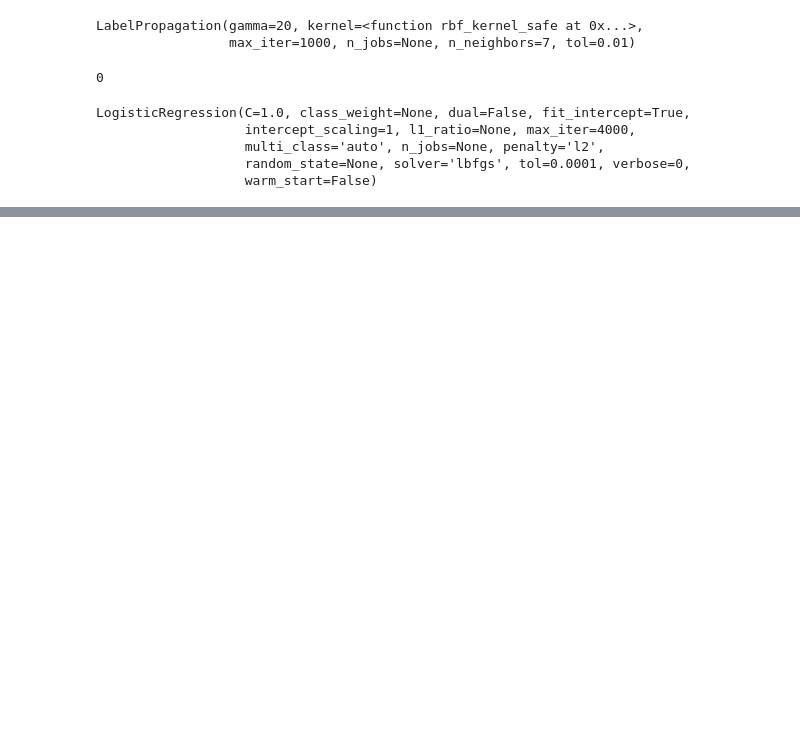
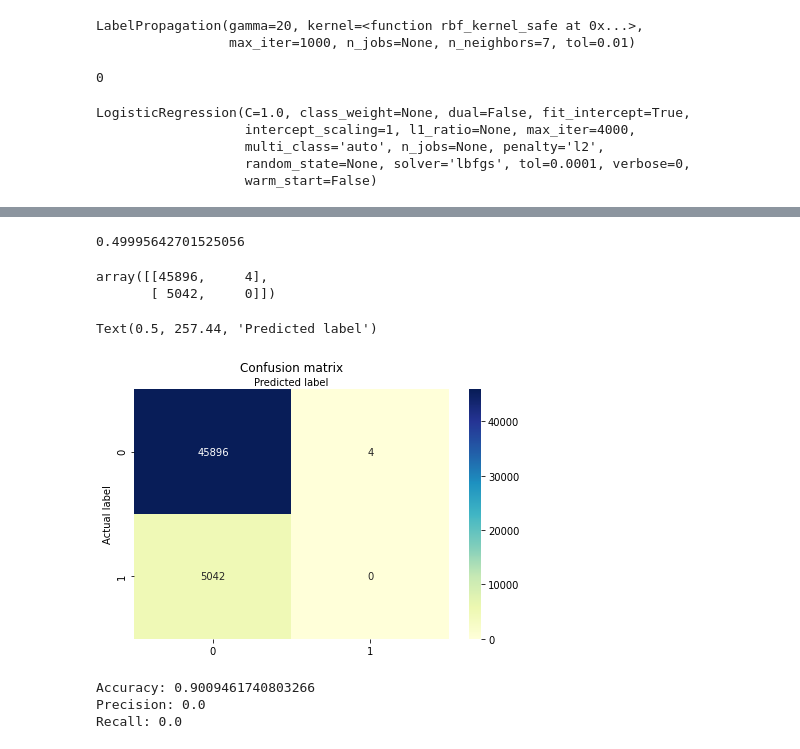
Before and after one commit to GuyenSoto/BTC, a Jupyter notebook: BTC_labelPropagation.ipynb, the cells around one changed output, grey strips where cells are left out. Drawn from its saved outputs; the diff is of its cells as text; code cells hidden in the pictures; blank space fills up the shorter version.

```diff
--- a/BTC_labelPropagation_S.ipynb
+++ b/BTC_labelPropagation.ipynb
@@ -113,6 +198,6 @@ y=cleaned_df['Class']
 # %%
 # Matcheo
-data_t= cleaned_df.copy()
+data_t= vertical.copy()
 data_t
 # %% [output]
 |  | trans_feat_0 | trans_feat_1 | trans_feat_2 | trans_feat_3 | trans_feat_4 | trans_feat_5 | trans_feat_6 | ... |
@@ -139,5 +216,9 @@ data_4=data_t.iloc[ 152826:,:]
 # %%
-data=data_t.iloc[:152526,:] # Using 1/2 of DataSet more is imposible not use more than 50GB my max amount of RAM
+#Trying different sizes of Data
+data_1=data_t.iloc[:50942,:]data_2=data_t.iloc[50942:101884,:]
+data_3=data_t.iloc[101884:152826  ,:]
+data_4=data_t.iloc[ 152826:,:]
+data=data_t.iloc[:101884,:] # Using 1/2 of DataSet more is imposible not use more than 50GB my max amount of RAM
 # %%
 # Definir X,y
 X = data.drop(['Class'], axis = 1).values
@@ -288,6 +333,8 @@ print(len(yhat[yhat==1]),len(yhat[yhat==2]),len(yhat[yhat==0]),len(y_test[y_test
 # %%
 # calculate score for test set
 score = accuracy_score(y_test, yhat)
+# %%
+y_pred=yhat
 # %%
 # summarize score
 print('Accuracy: %.2f' % (score*100))
@@ -295,0 +343,39 @@ Accuracy: 81.40
+# %%
+metrics.roc_auc_score(y_test, y_pred)
+# %% [output]
+0.49995642701525056
+# %%
+#Model Evaluation using Confusion Matrix
+cnf_matrix = metrics.confusion_matrix(y_test, y_pred)
+cnf_matrix
+# %% [output]
+array([[45896,     4],
+       [ 5042,     0]])
+# %%
+#Visualizing Confusion Matrix using Heatmap
+%matplotlib inline
+
+class_names=[0,1] # name  of classes
+fig, ax = plt.subplots()
+tick_marks = np.arange(len(class_names))
+plt.xticks(tick_marks, class_names)
+plt.yticks(tick_marks, class_names)
+# create heatmap
+sns.heatmap(pd.DataFrame(cnf_matrix), annot=True, cmap="YlGnBu" ,fmt='g')
+ax.xaxis.set_label_position("top")
+plt.tight_layout()
+plt.title('Confusion matrix', y=1.1)
+plt.ylabel('Actual label')
+plt.xlabel('Predicted label')
+# %% [output]
+Text(0.5, 257.44, 'Predicted label')
+[figure, added]
+# %%
+#Confusion Matrix Evaluation Metrics
+print("Accuracy:",metrics.accuracy_score(y_test, y_pred))
+print("Precision:",metrics.precision_score(y_test, y_pred))
+print("Recall:",metrics.recall_score(y_test, y_pred))
+# %% [output]
+Accuracy: 0.9009461740803266
+Precision: 0.0
+Recall: 0.0
```
Also changed, not shown: parts of 32 cells of this notebook, 9 other files.
